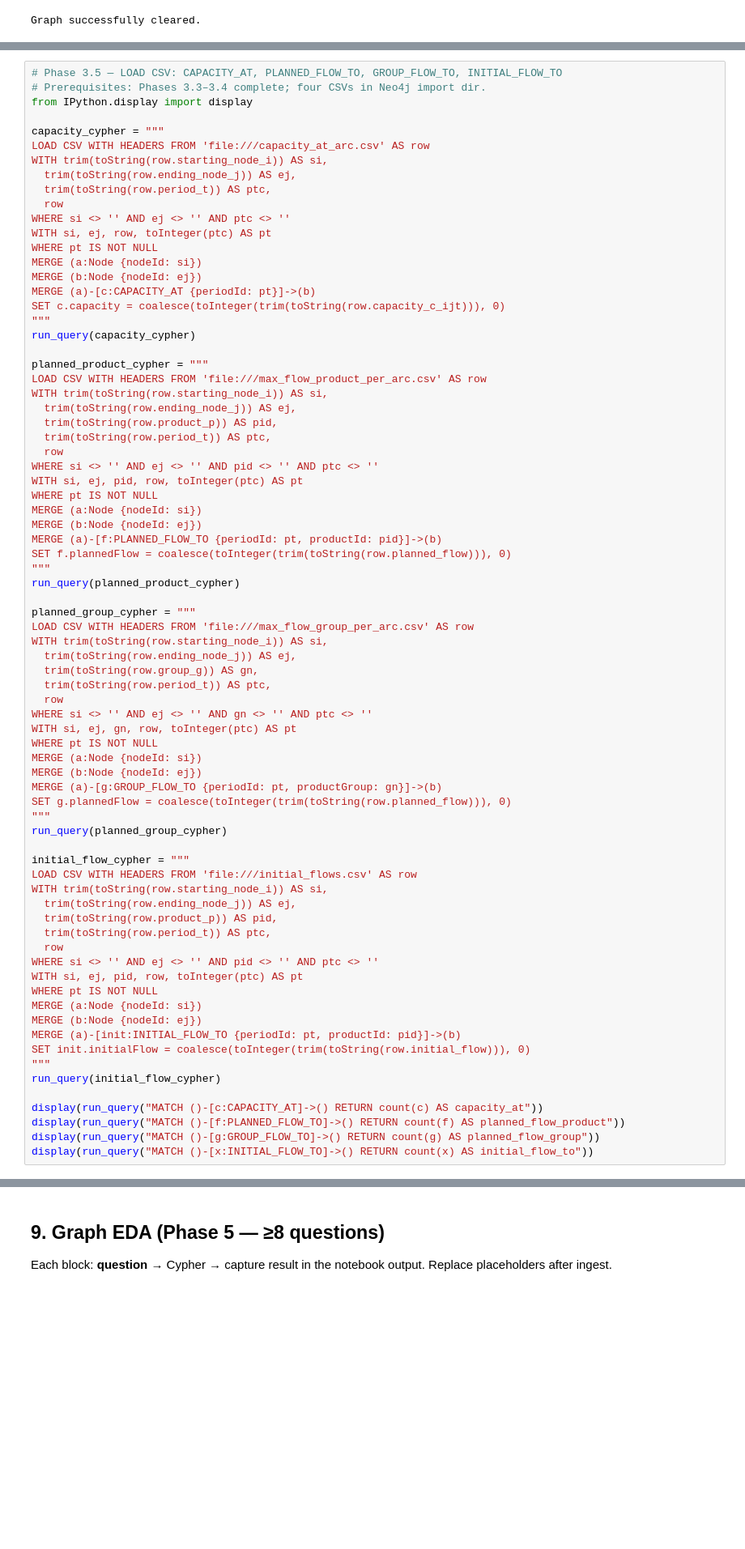
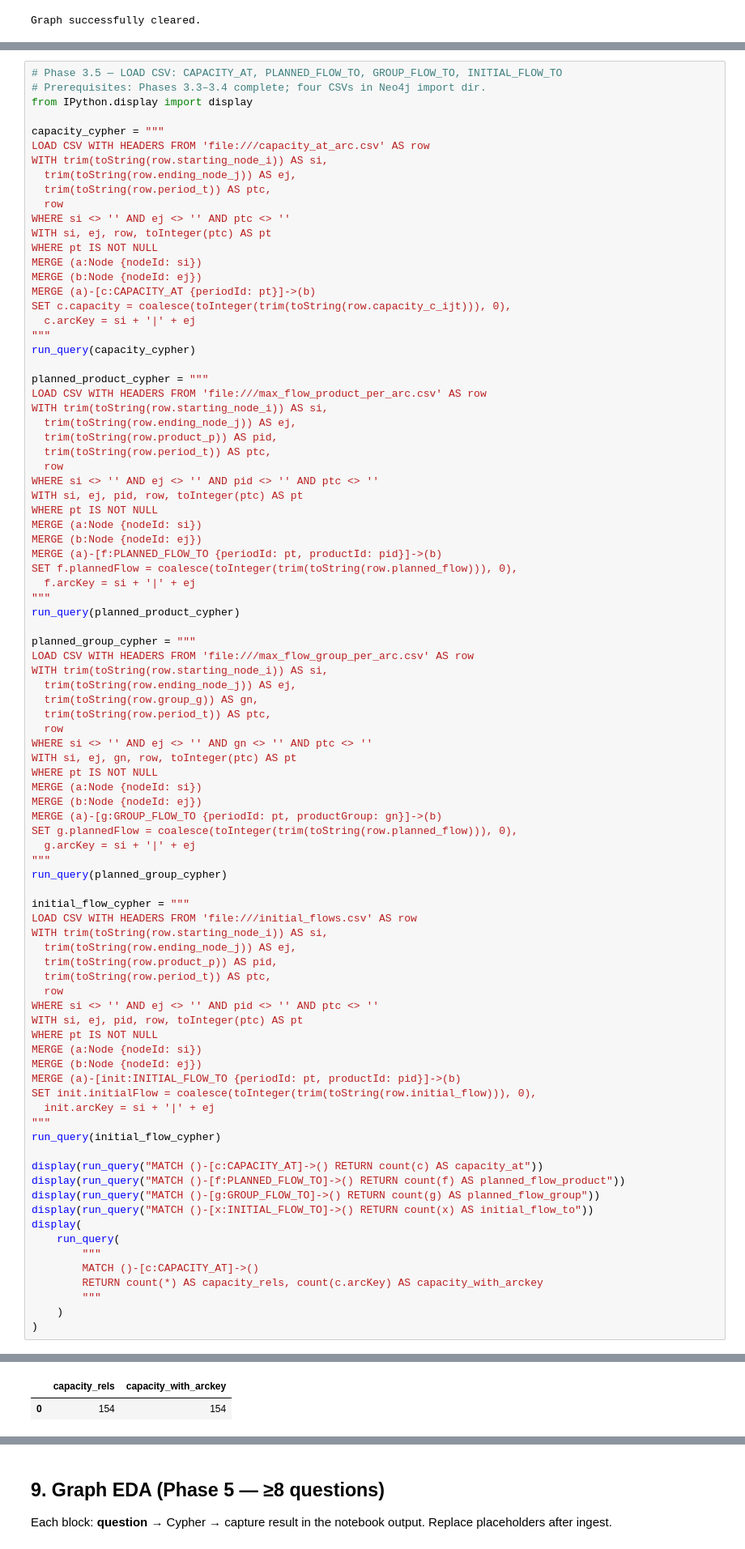
Before and after one commit to PeterMangoro/neo4j, a Jupyter notebook: finalProject/AutomotiveSupplyChain_Work.ipynb, the cells around one changed output, grey strips where cells are left out. Shown at 81% size. Cells and saved outputs as stored; diff of their text form; blank space fills up the shorter version.

```diff
--- a/finalProject/AutomotiveSupplyChain_Work.ipynb
+++ b/finalProject/AutomotiveSupplyChain_Work.ipynb
@@ -657,7 +727,8 @@ WHERE pt IS NOT NULL
 MERGE (a:Node {nodeId: si})
 MERGE (b:Node {nodeId: ej})
 MERGE (a)-[c:CAPACITY_AT {periodId: pt}]->(b)
-SET c.capacity = coalesce(toInteger(trim(toString(row.capacity_c_ijt))), 0)
+SET c.capacity = coalesce(toInteger(trim(toString(row.capacity_c_ijt))), 0),
+  c.arcKey = si + '|' + ej
 """
 run_query(capacity_cypher)
 
@@ -674,7 +745,8 @@ WHERE pt IS NOT NULL
 MERGE (a:Node {nodeId: si})
 MERGE (b:Node {nodeId: ej})
 MERGE (a)-[f:PLANNED_FLOW_TO {periodId: pt, productId: pid}]->(b)
-SET f.plannedFlow = coalesce(toInteger(trim(toString(row.planned_flow))), 0)
+SET f.plannedFlow = coalesce(toInteger(trim(toString(row.planned_flow))), 0),
+  f.arcKey = si + '|' + ej
 """
 run_query(planned_product_cypher)
 
@@ -691,40 +763,52 @@ WHERE pt IS NOT NULL
 MERGE (a:Node {nodeId: si})
 MERGE (b:Node {nodeId: ej})
 MERGE (a)-[g:GROUP_FLOW_TO {periodId: pt, productGroup: gn}]->(b)
-SET g.plannedFlow = coalesce(toInteger(trim(toString(row.planned_flow))), 0)
+SET g.plannedFlow = coalesce(toInteger(trim(toString(row.planned_flow))), 0),
+  g.arcKey = si + '|' + ej
 """
 run_query(planned_group_cypher)
 
 initial_flow_cypher = """
 LOAD CSV WITH HEADERS FROM 'file:///initial_flows.csv' AS row
 WITH trim(toString(row.starting_node_i)) AS si,
   trim(toString(row.ending_node_j)) AS ej,
   trim(toString(row.product_p)) AS pid,
   trim(toString(row.period_t)) AS ptc,
   row
 WHERE si <> '' AND ej <> '' AND pid <> '' AND ptc <> ''
 WITH si, ej, pid, row, toInteger(ptc) AS pt
 WHERE pt IS NOT NULL
 MERGE (a:Node {nodeId: si})
 MERGE (b:Node {nodeId: ej})
 MERGE (a)-[init:INITIAL_FLOW_TO {periodId: pt, productId: pid}]->(b)
-SET init.initialFlow = coalesce(toInteger(trim(toString(row.initial_flow))), 0)
+SET init.initialFlow = coalesce(toInteger(trim(toString(row.initial_flow))), 0),
+  init.arcKey = si + '|' + ej
 """
 run_query(initial_flow_cypher)
 
 display(run_query("MATCH ()-[c:CAPACITY_AT]->() RETURN count(c) AS capacity_at"))
 display(run_query("MATCH ()-[f:PLANNED_FLOW_TO]->() RETURN count(f) AS planned_flow_product"))
 display(run_query("MATCH ()-[g:GROUP_FLOW_TO]->() RETURN count(g) AS planned_flow_group"))
 display(run_query("MATCH ()-[x:INITIAL_FLOW_TO]->() RETURN count(x) AS initial_flow_to"))
+display(
+    run_query(
+        """
+        MATCH ()-[c:CAPACITY_AT]->()
+        RETURN count(*) AS capacity_rels, count(c.arcKey) AS capacity_with_arckey
+        """
+    )
+)
 # %% [output]
 |  | capacity_at |
 | 0 | 154 |
 |  | planned_flow_product |
 | 0 | 365 |
 |  | planned_flow_group |
 | 0 | 20 |
 |  | initial_flow_to |
 | 0 | 117 |
+|  | capacity_rels | capacity_with_arckey |
+| 0 | 154 | 154 |
 # %% [markdown]
 ## 8. Post-ingest checks (Phase 4)
 
```
Also changed, not shown: parts of 15 cells of this notebook, 8 other files.
